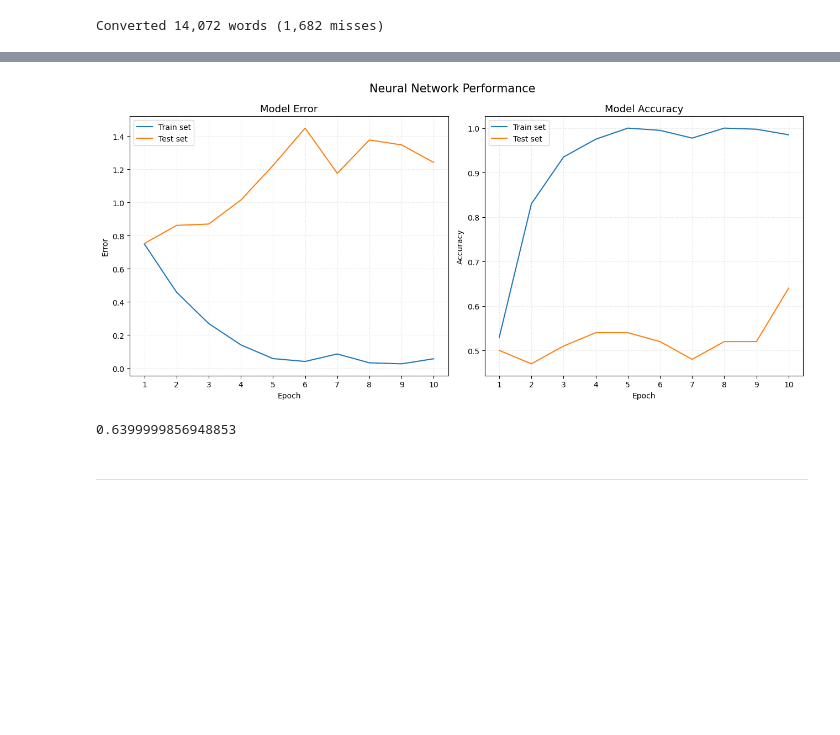
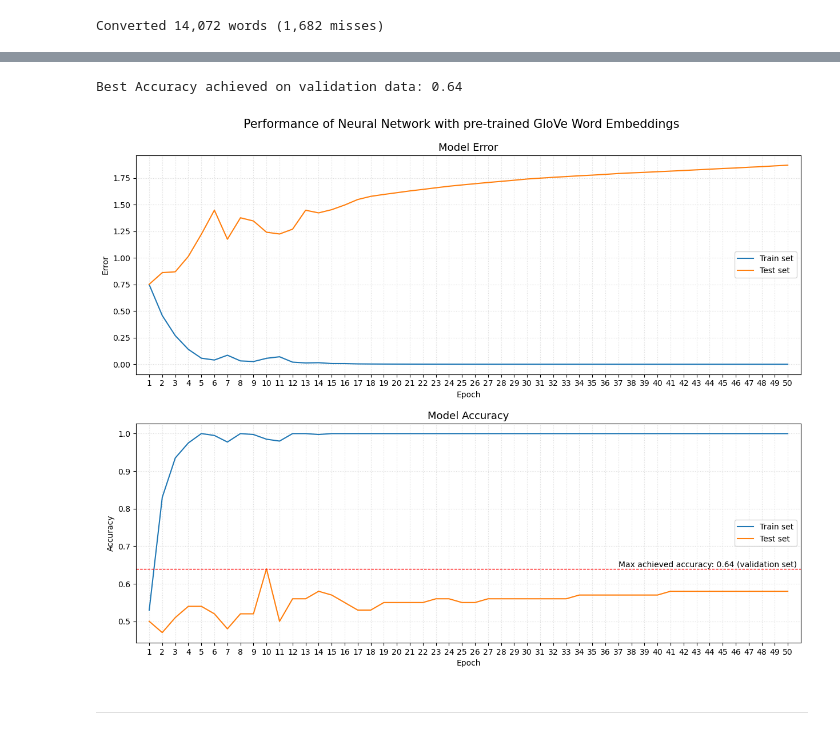
Before and after one commit to SebastianoDenegri/Targeted_Suicide_Intervention, a Jupyter notebook: Reddit_Users_Classification_part_3.ipynb, the cells around one changed output, grey strips where cells are left out. Drawn from its saved outputs; the diff is of its cells as text; code cells hidden in the pictures; blank space fills up the shorter version.

Commit message:
train second model - GloVe pre-trained word embeddings

```diff
--- a/Reddit_Users_Classification_part_3.ipynb
+++ b/Reddit_Users_Classification_part_3.ipynb
@@ -211 +31,4 @@ posts = pad_sequences(posts, maxlen=2000, padding='post', truncating='post')
+# %%
+with open('word_index.pkl', 'rb') as f:
+    word_index = pickle.load(f)
 # %% [markdown]
@@ -294,21 +82,19 @@ x_test_pad = pad_sequences(x_test, maxlen=100, padding='pre', truncating='pre')
 # %%
 seed(42)
 tf.random.set_seed(42)
-#Initialize the model
+
+#let's build a second model without training the Embedding layer weights, but using the pre-trained GloVe Word Embeddings
 rnn_glove = Sequential()
 
-#I am not using Glove pre-trained embeddings
-rnn_glove.add(Embedding(len(tokenizer.word_index.items())+1, output_dim=300, weights=[embedding_matrix], trainable=False))
+#Using Glove pre-trained embeddings
+rnn_glove.add(Embedding(len(word_index.items())+1, output_dim=300, weights=[embedding_matrix], trainable=False))
 
 # Add the RNN layer
-rnn_glove.add(SimpleRNN(units=150, kernel_initializer='glorot_uniform', recurrent_initializer='orthogonal',activation='tanh',
-                        input_shape=x_train_pad.shape[1:]))
-
+rnn_glove.add(SimpleRNN(units=150, activation='tanh', input_shape=x_train_pad.shape[1:]))
 # Add the final output layer
 rnn_glove.add(Dense(1, activation='sigmoid'))
-
 # Compile the model
-adam = keras.optimizers.Adam(learning_rate=0.001)
+adam = optimizers.Adam(learning_rate=0.001)
 rnn_glove.compile(loss='binary_crossentropy', optimizer=adam, metrics=['accuracy'])
 
 #Let's check the model architecture
@@ -332,4 +127,3 @@ _________________________________________________________________
 # %%
-es = EarlyStopping(monitor='val_accuracy', mode='max', min_delta=1, verbose=1, patience=9)
-hist=rnn_glove.fit(x_train_pad,y_train,batch_size=16,epochs=20,shuffle=True,validation_data=(x_test_pad, y_test),callbacks=[es])
+hist=rnn_glove.fit(x_train_pad, y_train, batch_size=16, epochs=50, shuffle=True, validation_data=(x_test_pad, y_test))
 # %% [output]
@@ -353,37 +147,41 @@ Epoch 10: early stopping
+# %%
+print("Best Accuracy achieved on validation data:", round(max(hist.history['val_accuracy']),2))
+# %% [output]
+Best Accuracy achieved on validation data: 0.64
 # %%
-fig = plt.figure(figsize=(13,6))
-loss = fig.add_subplot(1,2,1)
-accuracy = fig.add_subplot(1,2,2)
+fig = plt.figure(figsize=(13,10))
+loss = fig.add_subplot(2,1,1)
+accuracy = fig.add_subplot(2,1,2)
 
 accuracy.plot(hist.history['accuracy'])
 accuracy.plot(hist.history['val_accuracy'])
 accuracy.set_title('Model Accuracy', fontsize=13)
 accuracy.set_ylabel('Accuracy')
 accuracy.set_xlabel('Epoch')
-accuracy.set_xticks([0,1,2,3,4,5,6,7,8,9])
-accuracy.set_xticklabels(range(1,11))
-accuracy.legend(['Train set', 'Test set'], loc='best')
+accuracy.set_xticks(range(0,50))
+accuracy.set_xticklabels(range(1,51))
+accuracy.set_xlim(-1,50)
+accuracy.legend(['Train set', 'Test set'], loc='center right')
 accuracy.grid(True, axis='both', color='gainsboro', ls= ':', linewidth=0.8)
+accuracy.axhline(y=0.64, color='r', lw=0.9, ls='--')
+accuracy.annotate('Max achieved accuracy: 0.64 (validation set)', xy=(36,0.645))
 
 loss.plot(hist.history['loss'])
 loss.plot(hist.history['val_loss'])
 loss.set_title('Model Error', fontsize=13)
 loss.set_ylabel('Error')
 loss.set_xlabel('Epoch')
-loss.set_xticks([0,1,2,3,4,5,6,7,8,9])
-loss.set_xticklabels(range(1,11))
-loss.legend(['Train set', 'Test set'], loc='best')
+loss.set_xticks(range(0,50))
+loss.set_xticklabels(range(1,51))
+loss.set_xlim(-1,50)
+loss.legend(['Train set', 'Test set'], loc='center right')
 loss.grid(True, axis='both', color='gainsboro', ls= ':', linewidth=0.8)
 
-plt.suptitle('Neural Network Performance', fontsize=15)
-plt.tight_layout()
+plt.suptitle('Performance of Neural Network with pre-trained GloVe Word Embeddings', fontsize=15)
+plt.tight_layout(pad=1.5)
 plt.show()
 # %% [output]
-[figure, old version]
+[figure, new version]
-# %%
-max(hist.history['val_accuracy'])
-# %% [output]
-0.6399999856948853
 # %% [markdown]
 ---
 # %% [markdown]
```
Also changed, not shown: parts of 53 cells of this notebook, 5 other files.
